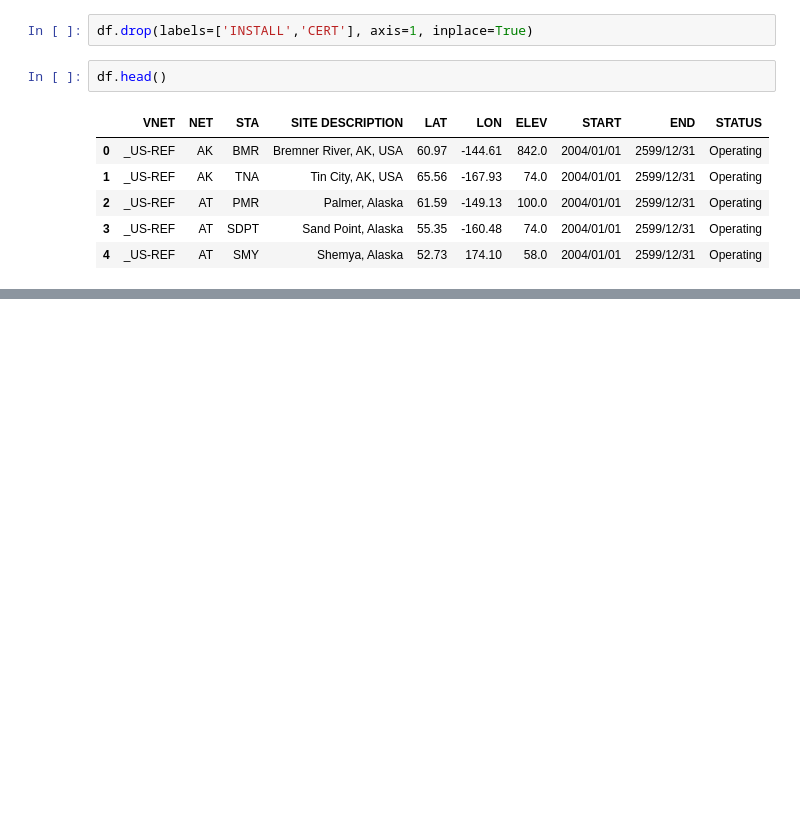
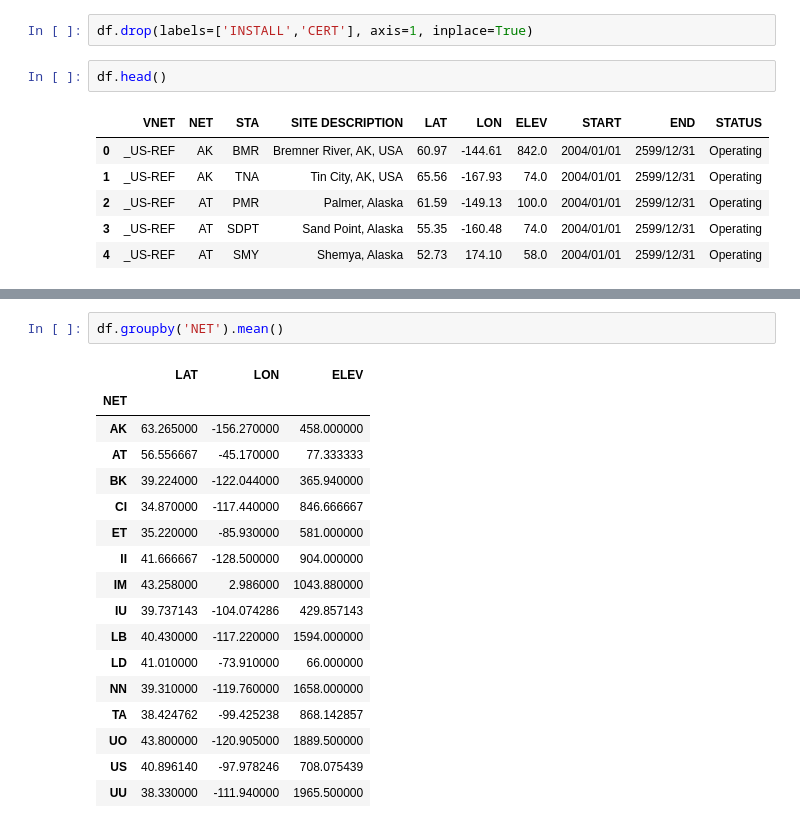
Before and after one commit to bdowdell/USArray_viz, a Jupyter notebook: nb/usarray_data_discovery.ipynb, the cells around one changed output, grey strips where cells are left out. Cells and saved outputs as stored; diff of their text form; blank space fills up the shorter version.

```diff
--- a/nb/usarray_data_discovery.ipynb
+++ b/nb/usarray_data_discovery.ipynb
@@ -80,0 +149,20 @@ df.head()
+# %%
+df.groupby('NET').mean()
+# %% [output]
+|  | LAT | LON | ELEV |
+| NET |  |  |  |
+| AK | 63.265000 | -156.270000 | 458.000000 |
+| AT | 56.556667 | -45.170000 | 77.333333 |
+| BK | 39.224000 | -122.044000 | 365.940000 |
+| CI | 34.870000 | -117.440000 | 846.666667 |
+| ET | 35.220000 | -85.930000 | 581.000000 |
+| II | 41.666667 | -128.500000 | 904.000000 |
+| IM | 43.258000 | 2.986000 | 1043.880000 |
+| IU | 39.737143 | -104.074286 | 429.857143 |
+| LB | 40.430000 | -117.220000 | 1594.000000 |
+| LD | 41.010000 | -73.910000 | 66.000000 |
+| NN | 39.310000 | -119.760000 | 1658.000000 |
+| TA | 38.424762 | -99.425238 | 868.142857 |
+| UO | 43.800000 | -120.905000 | 1889.500000 |
+| US | 40.896140 | -97.978246 | 708.075439 |
+| UU | 38.330000 | -111.940000 | 1965.500000 |
```
Also changed, not shown: parts of 12 cells of this notebook.
